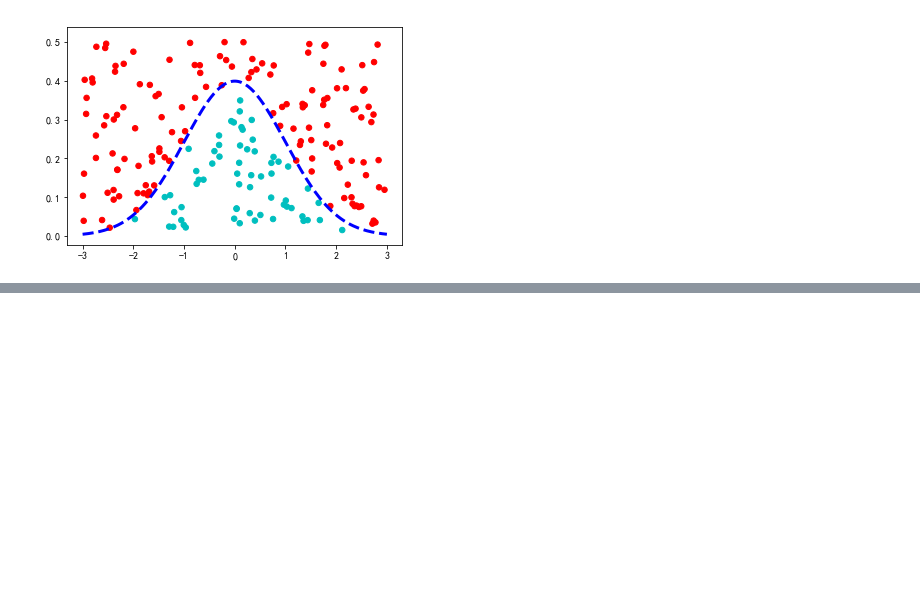
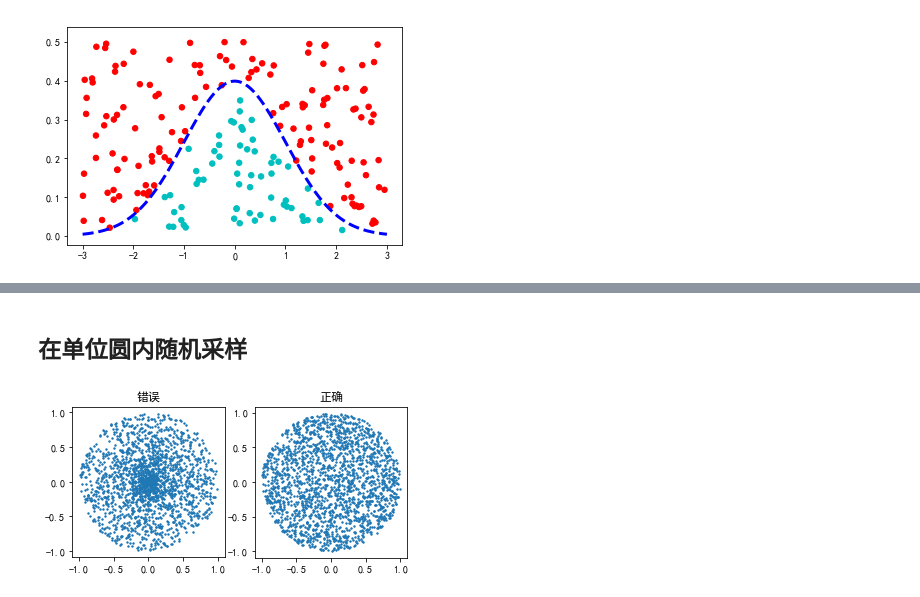
Before and after one commit to wachel/random, a Jupyter notebook: test.ipynb, the cells around one changed output, grey strips where cells are left out. Cells and saved outputs as stored; diff of their text form; code cells hidden in the pictures; blank space fills up the shorter version.

```diff
--- a/test.ipynb
+++ b/test.ipynb
@@ -87,0 +105,17 @@ l = ax.plot(xl, line, '--',c = 'b',lw=3)
+# %% [markdown]
+## 在单位圆内随机采样
+# %%
+sample = 2000
+r = np.random.random(sample)
+a = np.random.random(sample) * 2 * np.pi
+x1 = r * np.sin(a)
+y1 = r * np.cos(a)
+x2 = np.sqrt(r) * np.sin(a)
+y2 = np.sqrt(r) * np.cos(a)
+fig, ax = plt.subplots(1,2,subplot_kw={'aspect': 'equal'})
+ax[0].set_title("错误")
+ax[1].set_title("正确")
+c = ax[0].scatter(x1,y1,s=2)
+c = ax[1].scatter(x2,y2,s=2)
+# %% [output]
+[figure, added]
```
Also changed, not shown: parts of 4 cells of this notebook.
